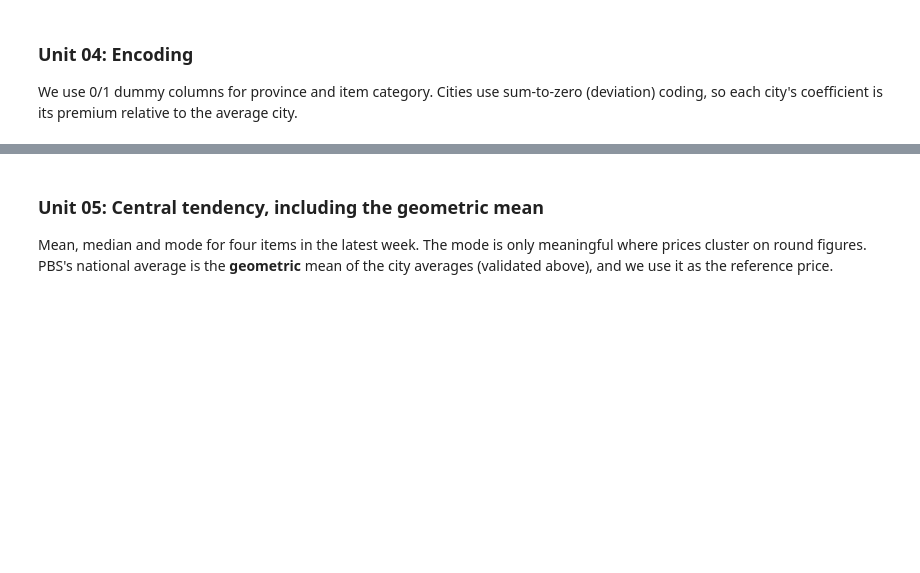
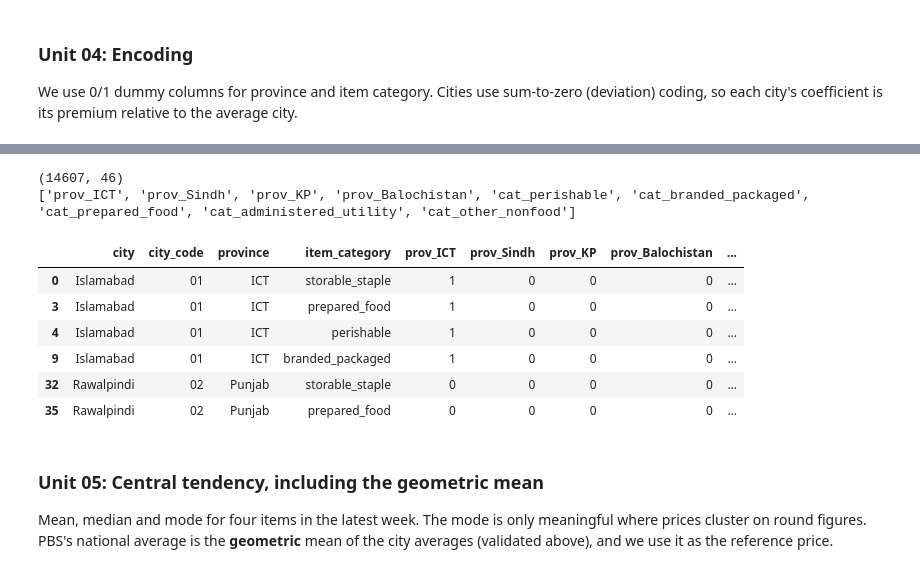
Before and after one commit to Samzzh0803/Pakistan-Food-Price-Premiums-and-Deprivation, a Jupyter notebook: notebooks/M02_data_prep_eda.ipynb, the cells around one changed output, grey strips where cells are left out. Cells and saved outputs as stored; diff of their text form; code cells hidden in the pictures; blank space fills up the shorter version.

```diff
--- a/notebooks/M02_data_prep_eda.ipynb
+++ b/notebooks/M02_data_prep_eda.ipynb
@@ -399,6 +401,21 @@ display(eda.encoding_demo(m)); eda.sum_to_zero_matrix(eda.city_order(m)).iloc[[0
 | Rawalpindi | 0.0 | 1.0 | 0.0 | 0.0 |
 | Quetta | 0.0 | 0.0 | 0.0 | 0.0 |
 | Khuzdar | -1.0 | -1.0 | -1.0 | -1.0 |
+# %%
+# The model-ready food table written by build_all(): provenance dropped, strings expanded to 0/1 dummies.
+mr = pd.read_parquet(ROOT / "data/processed/m02/model_ready_food.parquet")
+print(mr.shape); print([c for c in mr.columns if c.startswith(("prov_", "cat_"))])
+mr.filter(regex="^(city|province|item_category|prov_|cat_)").drop_duplicates(["city", "item_category"]).head(6)
+# %% [output]
+(14607, 46)
+['prov_ICT', 'prov_Sindh', 'prov_KP', 'prov_Balochistan', 'cat_perishable', 'cat_branded_packaged', 'cat_prepared_food', 'cat_administered_utility', 'cat_other_nonfood']
+|  | city | city_code | province | item_category | prov_ICT | prov_Sindh | prov_KP | prov_Balochistan | ... |
+| 0 | Islamabad | 01 | ICT | storable_staple | 1 | 0 | 0 | 0 | ... |
+| 3 | Islamabad | 01 | ICT | prepared_food | 1 | 0 | 0 | 0 | ... |
+| 4 | Islamabad | 01 | ICT | perishable | 1 | 0 | 0 | 0 | ... |
+| 9 | Islamabad | 01 | ICT | branded_packaged | 1 | 0 | 0 | 0 | ... |
+| 32 | Rawalpindi | 02 | Punjab | storable_staple | 0 | 0 | 0 | 0 | ... |
+| 35 | Rawalpindi | 02 | Punjab | prepared_food | 0 | 0 | 0 | 0 | ... |
 # %% [markdown]
 ### Unit 05: Central tendency, including the geometric mean
 Mean, median and mode for four items in the latest week. The mode is only meaningful where prices cluster on round
```
Also changed, not shown: parts of 4 cells of this notebook, 12 other files.
